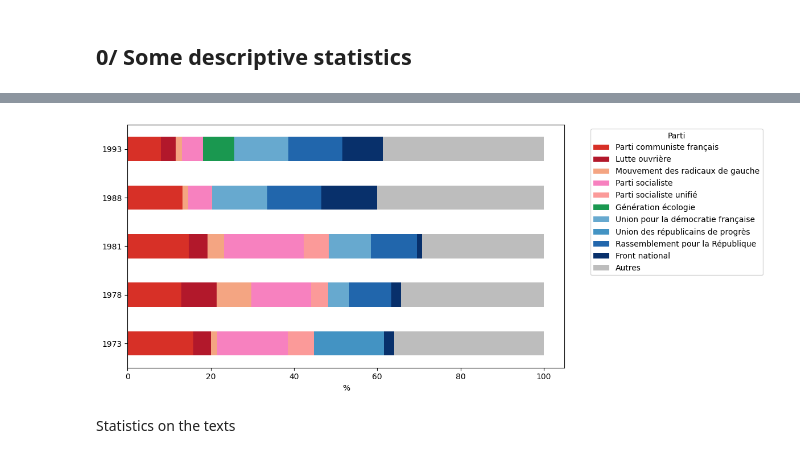
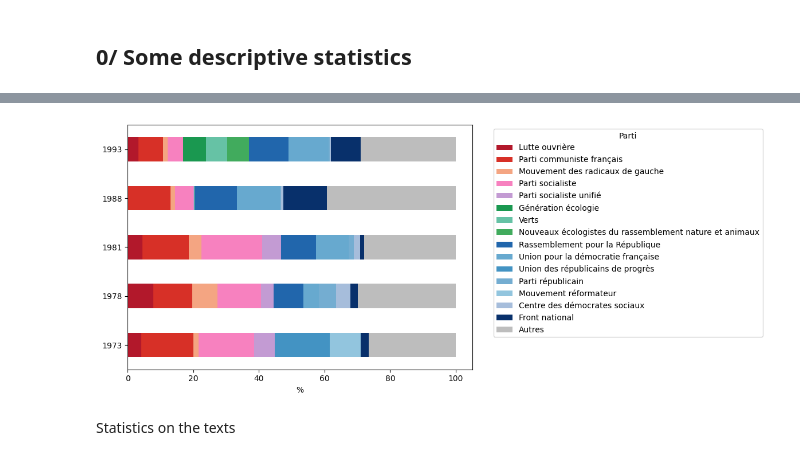
Before and after one commit to CaroLebrun/NLP_3A, a Jupyter notebook: main.ipynb, the cells around one changed output, grey strips where cells are left out. Cells and saved outputs as stored; diff of their text form; code cells hidden in the pictures.

```diff
--- a/main.ipynb
+++ b/main.ipynb
@@ -158,20 +158,6 @@ attaché administration centrale Ministère des Postes et Télécommunications
 chef de travaux;directeur ateliers collège enseignement technique                1
 Name: count, Length: 3397, dtype: int64
 # %%
-colors = {
-    "Parti communiste français": "#d73027",      # rouge vif
-    "Parti socialiste": "#f781bf",               # rose
-    "Rassemblement pour la République": "#2166ac",  # bleu droite gaulliste
-    "Union pour la démocratie française": "#67a9cf", # bleu clair (centre droit)
-    "Front national": "#08306b",                 # bleu marine (droite radicale)
-    "Lutte ouvrière": "#b2182b",                 # rouge foncé (extrême gauche)
-    "Mouvement des radicaux de gauche": "#f4a582", # rose-orangée (centre gauche)
-    "Parti socialiste unifié": "#fb9a99",        # rose clair
-    "Union des républicains de progrès": "#4393c3", # bleu intermédiaire
-    "Génération écologie": "#1a9850",            # vert
-    "Autres": "#bdbdbd"                          # gris neutre
-}
-
 df = meta_et_texts.dropna(subset=['titulaire-soutien']).copy()
 df['annee'] = pd.to_datetime(df['date']).dt.year
 
@@ -182,55 +168,86 @@ df['partis_list'] = df['partis_list'].apply(lambda x: [p.strip() for p in x])
 df_exploded = df.explode('partis_list')
 df_exploded = df_exploded[df_exploded['partis_list'] != 'non mentionné']
 
-top10 = df_exploded['partis_list'].value_counts().head(10).index
+top = df_exploded['partis_list'].value_counts().head(15).index
 
 #autre qui si aucun soutien d'un des 10 plus grand partis
 def filtrer_partis(partis):
-    partis_top = [p for p in partis if p in top10]
+    partis_top = [p for p in partis if p in top]
     if len(partis_top) > 0:
         return partis_top
     else:
         return ['Autres']
 
 df['partis_filtres'] = df['partis_list'].apply(filtrer_partis)
 
 df_final = df.explode('partis_filtres')
 
 table = pd.crosstab(df_final['annee'], df_final['partis_filtres'])
 table_pct = table.div(table.sum(axis=1), axis=0) * 100
-table_pct = table_pct[top10.tolist() + ['Autres']]
+table_pct = table_pct[top.tolist() + ['Autres']]
 
 #plot
 ordre_politique = [
-    "Parti communiste français",
-    "Lutte ouvrière",
-    "Mouvement des radicaux de gauche",
-    "Parti socialiste",
-    "Parti socialiste unifié",
-    "Génération écologie",
-    "Union pour la démocratie française",
-    "Union des républicains de progrès",
-    "Rassemblement pour la République",
-    "Front national",
-    "Autres"
+    # Extrême gauche
+    'Lutte ouvrière',
+    'Parti communiste français',
+    # Gauche / centre gauche
+    'Mouvement des radicaux de gauche',
+    'Parti socialiste',
+    'Parti socialiste unifié',
+    # Écologistes
+    'Génération écologie',
+    'Verts',
+    'Nouveaux écologistes du rassemblement nature et animaux',
+    # Centre / centre droit
+    'Rassemblement pour la République',
+    'Union pour la démocratie française',
+    'Union des républicains de progrès',
+    'Parti républicain',
+    'Mouvement réformateur',
+    'Centre des démocrates sociaux',
+    # Extrême droite
+    'Front national',
+    # Autres
+    'Autres'
 ]
+
+# Mapping de couleurs pour ces 15 partis + Autres
+colors = {
+    "Parti communiste français": "#d73027",      # rouge vif
+    "Lutte ouvrière": "#b2182b",                 # rouge foncé
+    "Mouvement des radicaux de gauche": "#f4a582", # rose-orangée
+    "Parti socialiste": "#f781bf",               # rose
+    "Parti socialiste unifié": "#c39bd3",        # violet clair / rose violet
+    "Génération écologie": "#1a9850",            # vert
+    "Verts": "#66c2a5",                          # vert clair
+    "Nouveaux écologistes du rassemblement nature et animaux": "#41ab5d", # vert foncé
+    "Rassemblement pour la République": "#2166ac",  # bleu droite gaulliste
+    "Union pour la démocratie française": "#67a9cf", # bleu clair
+    "Union des républicains de progrès": "#4393c3", # bleu intermédiaire
+    "Front national": "#08306b",                 # bleu marine
+    "Parti républicain": "#74add1",              # bleu clair / centre droit
+    "Mouvement réformateur": "#92c5de",          # bleu pâle
+    "Centre des démocrates sociaux": "#a6bddb",  # bleu très clair
+    "Autres": "#bdbdbd"                          # gris
+}
 
 table_pct = table_pct[ordre_politique]
 table_pct.plot(
     kind='barh',
     stacked=True,
     figsize=(12,5),
     color=[colors.get(col, "#cccccc") for col in table_pct.columns]
 )
 
 #plt.title("Répartition des partis (top 10 + Autres) par année (%)")
 plt.ylabel("")
 plt.xlabel("%")
 plt.legend(title="Parti", bbox_to_anchor=(1.05, 1), loc='upper left')
 plt.tight_layout()
 plt.show()
 # %% [output]
-[figure, old version]
+[figure, new version]
 # %% [markdown]
 Statistics on the texts
 # %%
```
